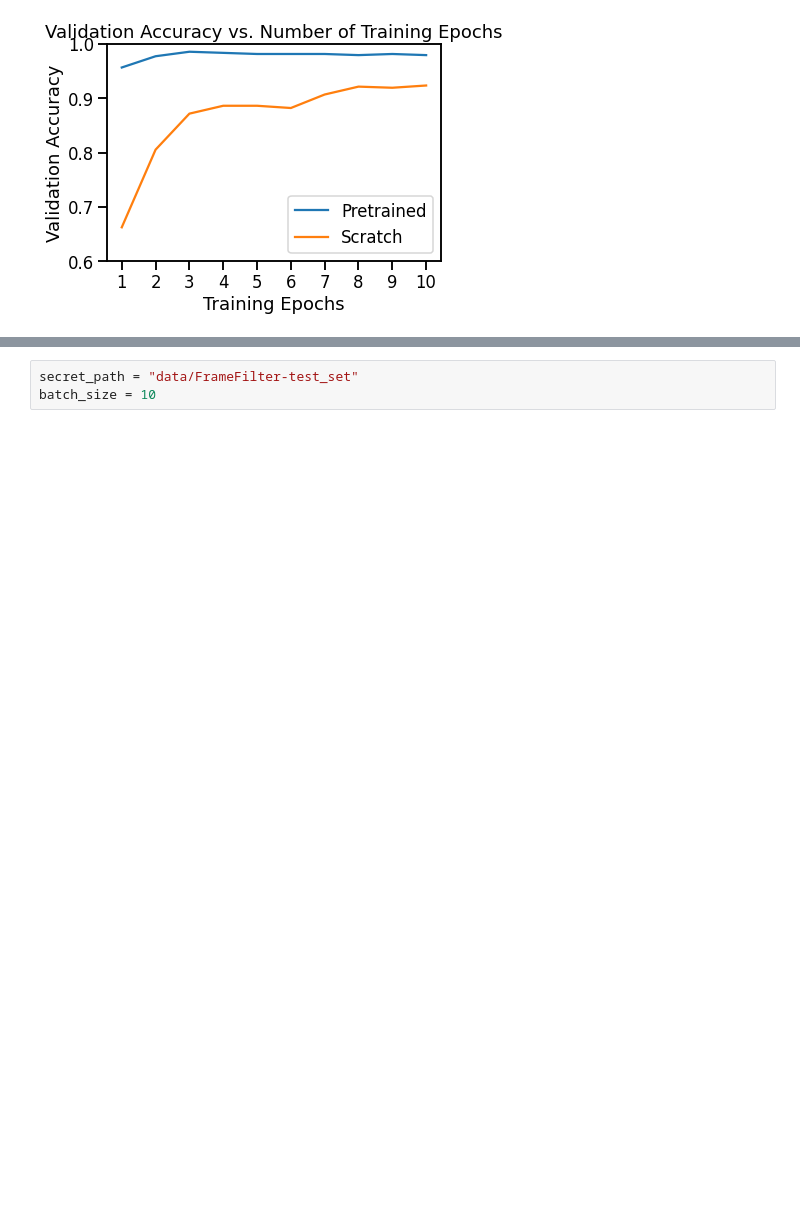
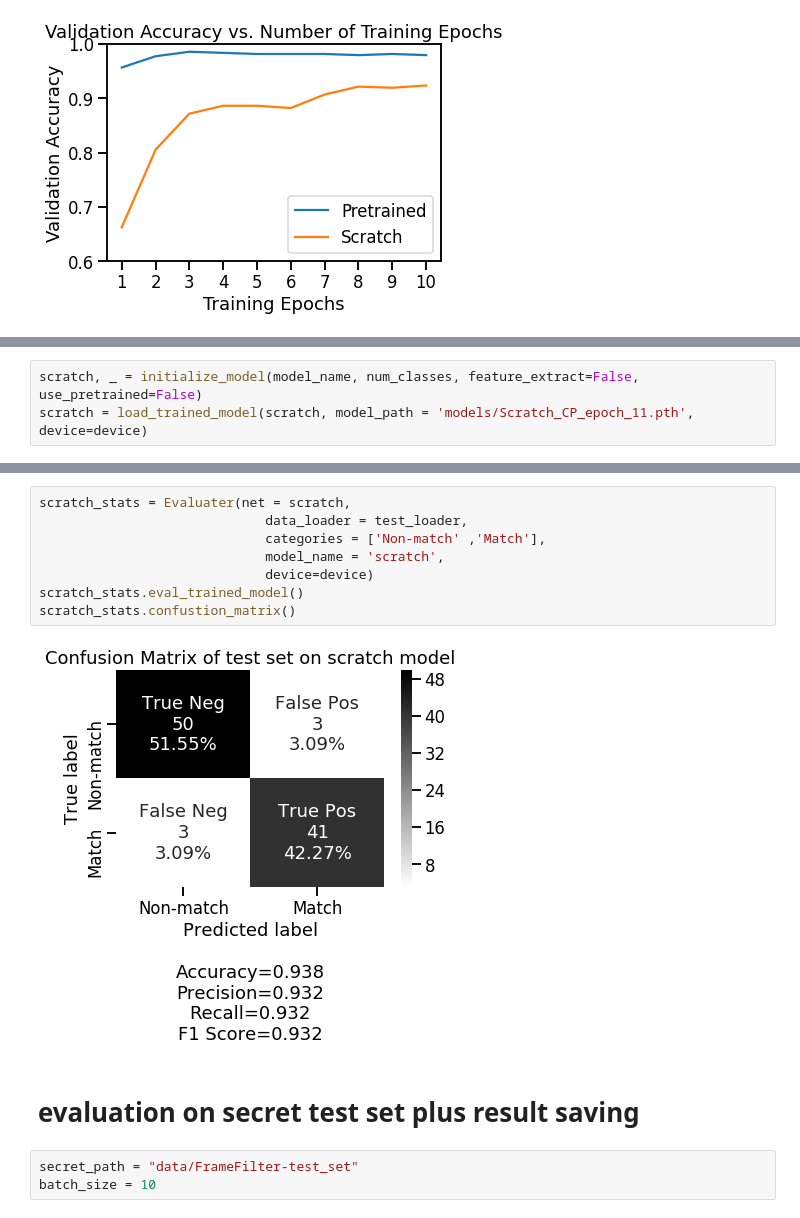
Before and after one commit to Ostyk/respo.vision, a Jupyter notebook: loader.ipynb, the cells around one changed output, grey strips where cells are left out. Saved outputs shown, nothing was run; the diff lists cells and outputs as text; blank space fills up the shorter version.

```diff
--- a/loader.ipynb
+++ b/loader.ipynb
@@ -435,0 +145,3 @@ test = pd.read_csv('data/test.csv', index_col=[0])
+# %%
+scratch, _ = initialize_model(model_name, num_classes, feature_extract=False, use_pretrained=False)
+scratch = load_trained_model(scratch, model_path = 'models/Scratch_CP_epoch_11.pth', device=device)
@@ -542,3 +167,15 @@ def eval_model_test_set(model, test_path, batch_size):
+# %%
+scratch_stats = Evaluater(net = scratch,
+                             data_loader = test_loader,
+                             categories = ['Non-match' ,'Match'],
+                             model_name = 'scratch',
+                             device=device)
+scratch_stats.eval_trained_model()
+scratch_stats.confustion_matrix()
+# %% [output]
+[figure, added]
+# %% [markdown]
+# evaluation on secret test set plus result saving
 # %%
 secret_path = "data/FrameFilter-test_set"
 batch_size = 10
```
Also changed, not shown: parts of 52 cells of this notebook, 8 other files.
